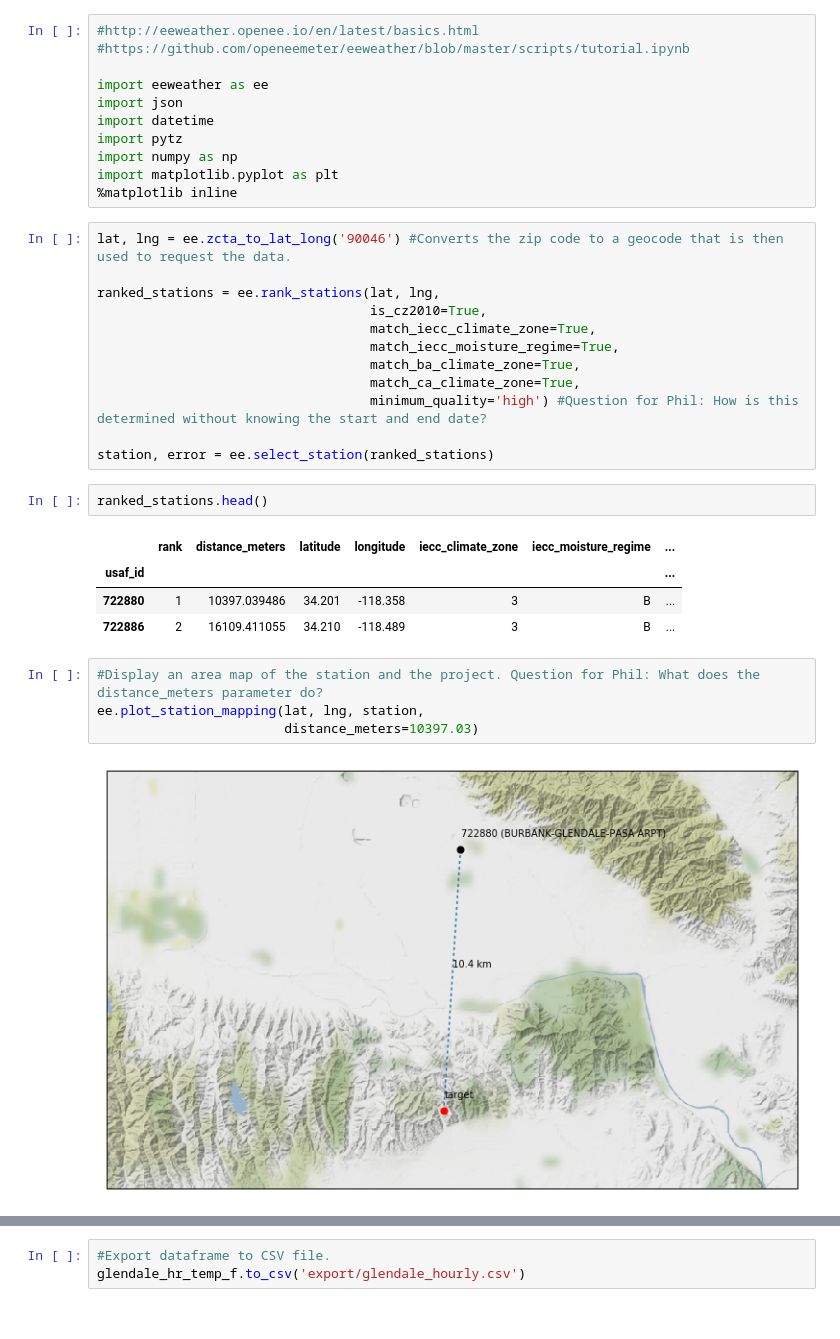
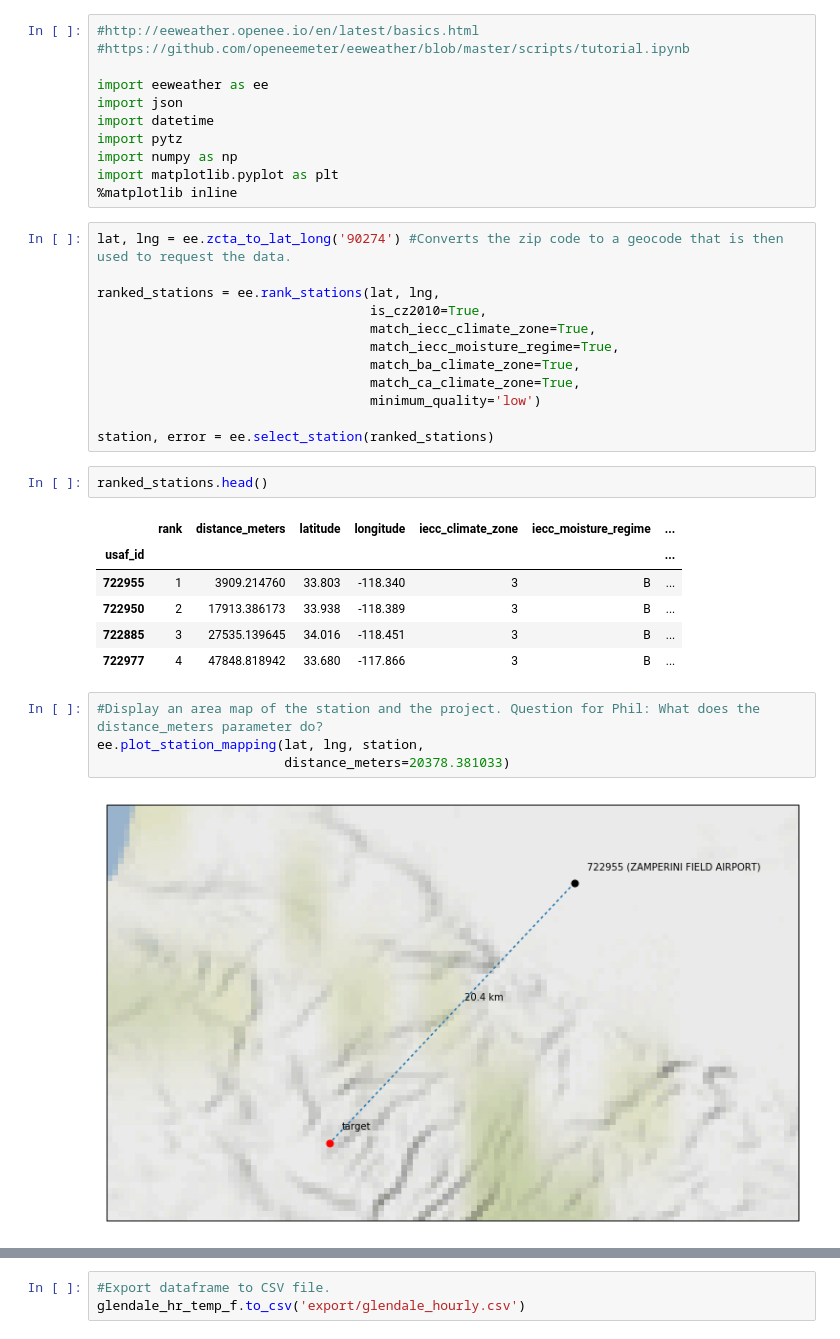
Before and after one commit to grantaguinaldo/openeeweather, a Jupyter notebook: 2018-09-07 eeweather sandbox.ipynb, the cells around one changed output, grey strips where cells are left out. Saved outputs shown, nothing was run; the diff lists cells and outputs as text.

```diff
--- a/2018-09-07 eeweather sandbox.ipynb
+++ b/2018-09-07 eeweather sandbox.ipynb
@@ -222,7 +222,7 @@ import numpy as np
 import matplotlib.pyplot as plt
 %matplotlib inline
 # %%
-lat, lng = ee.zcta_to_lat_long('90046') #Converts the zip code to a geocode that is then used to request the data.
+lat, lng = ee.zcta_to_lat_long('90274') #Converts the zip code to a geocode that is then used to request the data.
 
 ranked_stations = ee.rank_stations(lat, lng,
                                    is_cz2010=True,
@@ -230,7 +230,7 @@ ranked_stations = ee.rank_stations(lat, lng,
                                    match_iecc_moisture_regime=True,
                                    match_ba_climate_zone=True,
                                    match_ca_climate_zone=True,
-                                   minimum_quality='high') #Question for Phil: How is this determined without knowing the start and end date?
+                                   minimum_quality='low')
 
 station, error = ee.select_station(ranked_stations)
 # %%
@@ -238,14 +238,16 @@ ranked_stations.head()
 # %% [output]
 |  | rank | distance_meters | latitude | longitude | iecc_climate_zone | iecc_moisture_regime | ... |
 | usaf_id |  |  |  |  |  |  | ... |
-| 722880 | 1 | 10397.039486 | 34.201 | -118.358 | 3 | B | ... |
-| 722886 | 2 | 16109.411055 | 34.210 | -118.489 | 3 | B | ... |
+| 722955 | 1 | 3909.214760 | 33.803 | -118.340 | 3 | B | ... |
+| 722950 | 2 | 17913.386173 | 33.938 | -118.389 | 3 | B | ... |
+| 722885 | 3 | 27535.139645 | 34.016 | -118.451 | 3 | B | ... |
+| 722977 | 4 | 47848.818942 | 33.680 | -117.866 | 3 | B | ... |
 # %%
 #Display an area map of the station and the project. Question for Phil: What does the distance_meters parameter do?
 ee.plot_station_mapping(lat, lng, station,
-                        distance_meters=10397.03)
+                        distance_meters=20378.381033)
 # %% [output]
-[figure, old version]
+[figure, new version]
 # %%
 #ISD Station ID.
 station
```
Also changed, not shown: parts of 9 cells of this notebook, 3 other files.
